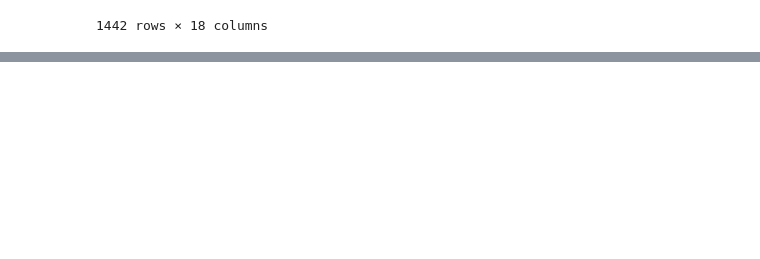
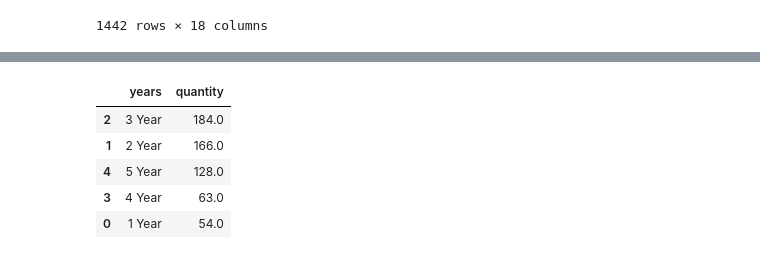
Before and after one commit to ariga01/Job_Requirement_Analysis, a Jupyter notebook: Mid_02_Analysis.ipynb, the cells around one changed output, grey strips where cells are left out. Drawn from its saved outputs; the diff is of its cells as text; code cells hidden in the pictures; blank space fills up the shorter version.

```diff
--- a/Mid_03_Analysis.ipynb
+++ b/Mid_02_Analysis.ipynb
@@ -176,2 +180,11 @@ for i in get_year:
+# %%
+pd.DataFrame(years).sort_values(by='quantity', ascending=False)
+# %% [output]
+|  | years | quantity |
+| 2 | 3 Year | 184.0 |
+| 1 | 2 Year | 166.0 |
+| 4 | 5 Year | 128.0 |
+| 3 | 4 Year | 63.0 |
+| 0 | 1 Year | 54.0 |
 # %%
 df.to_csv('Output\Mid_Data_Analyzed.csv', index=False)
```
Also changed, not shown: parts of 4 cells of this notebook, 3 other files.
